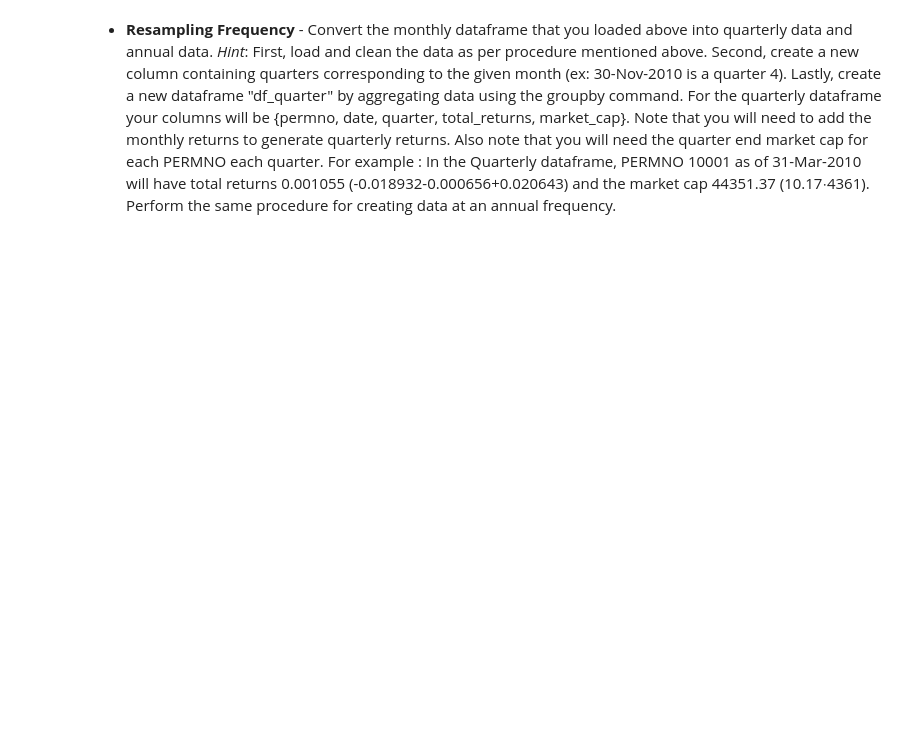
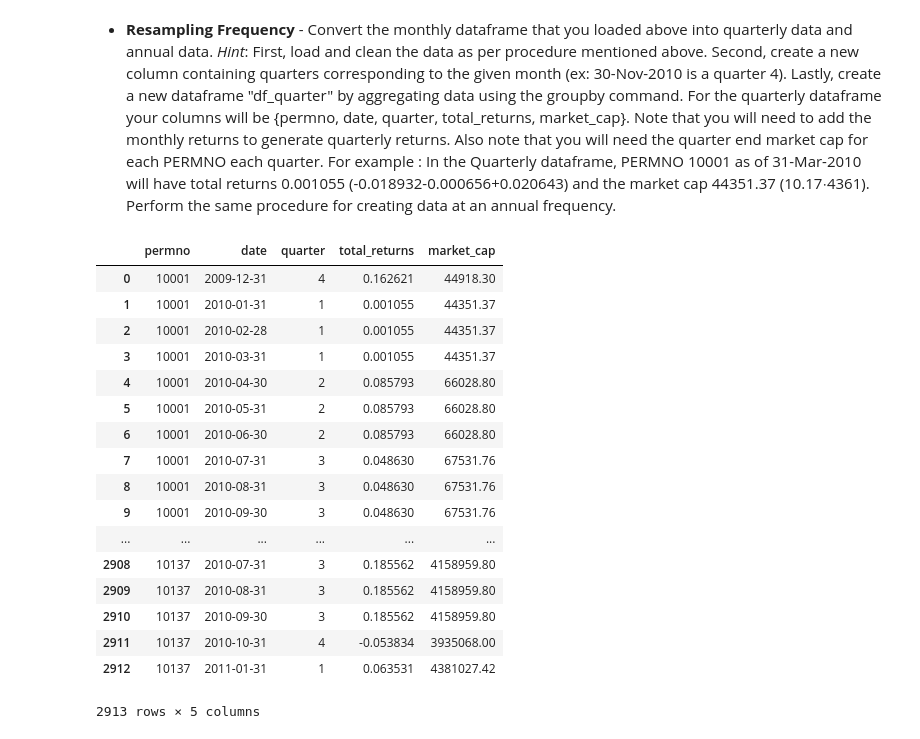
Before and after one commit to xiangshang4/RMD, a Jupyter notebook: Module2.ipynb, the cells around one changed output. Cells and saved outputs as stored; diff of their text form; code cells hidden in the pictures; blank space fills up the shorter version.

```diff
--- a/Module2.ipynb
+++ b/Module2.ipynb
@@ -446,2 +486,36 @@ SyntaxError: lambda cannot contain assignment (<ipython-input-66-097c68cea172>,
 # %% [markdown]
 - **Resampling Frequency** - Convert the monthly dataframe that you loaded above into quarterly data and annual data. *Hint*: First, load and clean the data as per procedure mentioned above. Second, create a new column containing quarters corresponding to the given month (ex: 30-Nov-2010 is a quarter 4). Lastly, create a new dataframe "df_quarter" by aggregating data using the groupby command. For the quarterly dataframe your columns will be {permno, date, quarter, total_returns, market_cap}. Note that you will need to add the monthly returns to generate quarterly returns. Also note that you will need the quarter end market cap for each PERMNO each quarter. For example : In the Quarterly dataframe, PERMNO 10001 as of 31-Mar-2010 will have total returns 0.001055 (-0.018932-0.000656+0.020643) and the market cap 44351.37 (10.17$\cdot$4361). Perform the same procedure for creating data at an annual frequency.
+# %%
+df=pd.read_csv('stock_data.csv')
+df['date'] = pd.to_datetime(df['date'])
+df['price']=pd.to_numeric(df['price'],errors='coerce')
+df['total_returns']=pd.to_numeric(df['total_returns'],errors='coerce')
+df=df.dropna()
+df.reset_index(drop=True, inplace=True)
+df['year']=df.date.dt.year
+df['quarter']=df.date.dt.quarter
+df_quarter=df.groupby(['year','quarter','permno'])['total_returns'].agg(np.sum).reset_index()
+temp=pd.merge(left=df,right=df_quarter,on=['permno','year','quarter'],how='outer')
+quarter_end=df.groupby(['year','quarter','permno']).tail(1).reset_index()
+quarter_end['market_cap']=quarter_end['price'].shift(0)*quarter_end['share_outstanding'].shift(0)
+output=pd.merge(left=temp,right=quarter_end[['permno','year','quarter','market_cap']],on=['permno','year','quarter'],how='outer')
+output[['permno', 'date', 'quarter', 'total_returns_y', 'market_cap']].rename(columns={'total_returns_y': 'total_returns'})
+# %% [output]
+|  | permno | date | quarter | total_returns | market_cap |
+| 0 | 10001 | 2009-12-31 | 4 | 0.162621 | 44918.30 |
+| 1 | 10001 | 2010-01-31 | 1 | 0.001055 | 44351.37 |
+| 2 | 10001 | 2010-02-28 | 1 | 0.001055 | 44351.37 |
+| 3 | 10001 | 2010-03-31 | 1 | 0.001055 | 44351.37 |
+| 4 | 10001 | 2010-04-30 | 2 | 0.085793 | 66028.80 |
+| 5 | 10001 | 2010-05-31 | 2 | 0.085793 | 66028.80 |
+| 6 | 10001 | 2010-06-30 | 2 | 0.085793 | 66028.80 |
+| 7 | 10001 | 2010-07-31 | 3 | 0.048630 | 67531.76 |
+| 8 | 10001 | 2010-08-31 | 3 | 0.048630 | 67531.76 |
+| 9 | 10001 | 2010-09-30 | 3 | 0.048630 | 67531.76 |
+| ... | ... | ... | ... | ... | ... |
+| 2908 | 10137 | 2010-07-31 | 3 | 0.185562 | 4158959.80 |
+| 2909 | 10137 | 2010-08-31 | 3 | 0.185562 | 4158959.80 |
+| 2910 | 10137 | 2010-09-30 | 3 | 0.185562 | 4158959.80 |
+| 2911 | 10137 | 2010-10-31 | 4 | -0.053834 | 3935068.00 |
+| 2912 | 10137 | 2011-01-31 | 1 | 0.063531 | 4381027.42 |
+2913 rows × 5 columns
```
Also changed, not shown: parts of 4 cells of this notebook.
